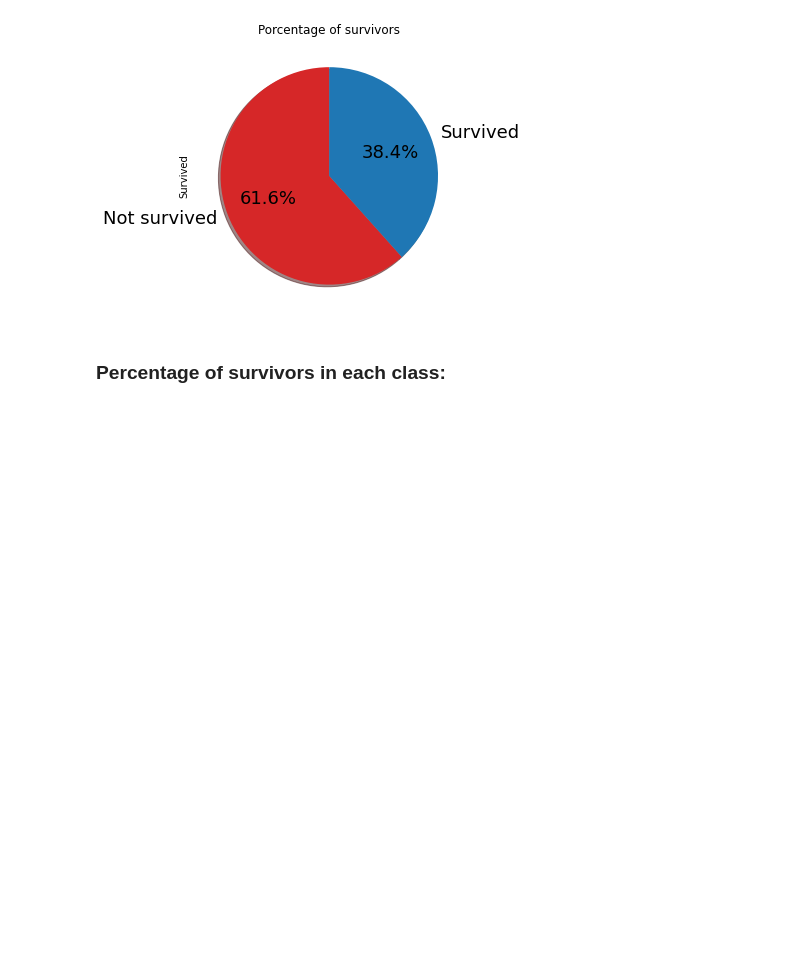
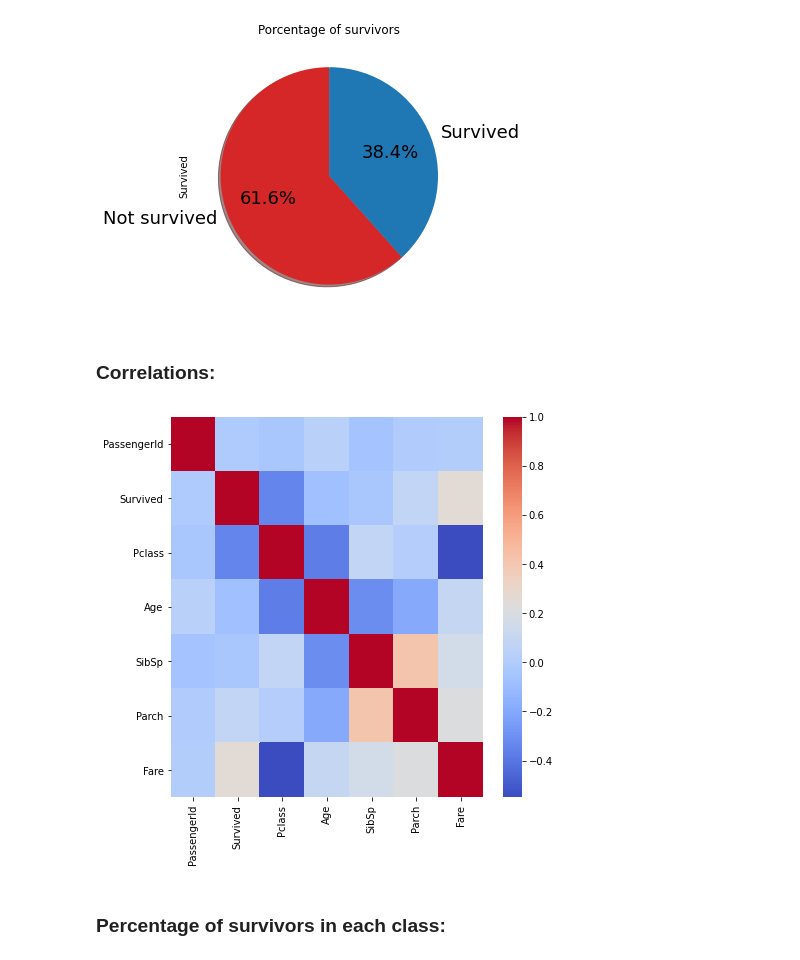
Before and after one commit to jordanfalcao/kaggle, a Jupyter notebook: titanic_disaster_survivors.ipynb, the cells around one changed output. Saved outputs shown, nothing was run; the diff lists cells and outputs as text; code cells hidden in the pictures; blank space fills up the shorter version.

```diff
--- a/titanic_disaster_survivors.ipynb
+++ b/titanic_disaster_survivors.ipynb
@@ -140,6 +140,14 @@ train_df['Survived'].value_counts().plot.pie(colors=('tab:red', 'tab:blue'), sha
 plt.show()
 # %% [output]
 [figure]
+# %% [markdown]
+### Correlations:
+# %%
+plt.figure(figsize=(7,7))
+sns.heatmap(train_df.corr(), cmap='coolwarm')
+plt.show()
+# %% [output]
+[figure, added]
 # %% [markdown]
 ### Percentage of survivors in each class:
 # %%
```
Also changed, not shown: parts of 15 cells of this notebook, 1 other file.
